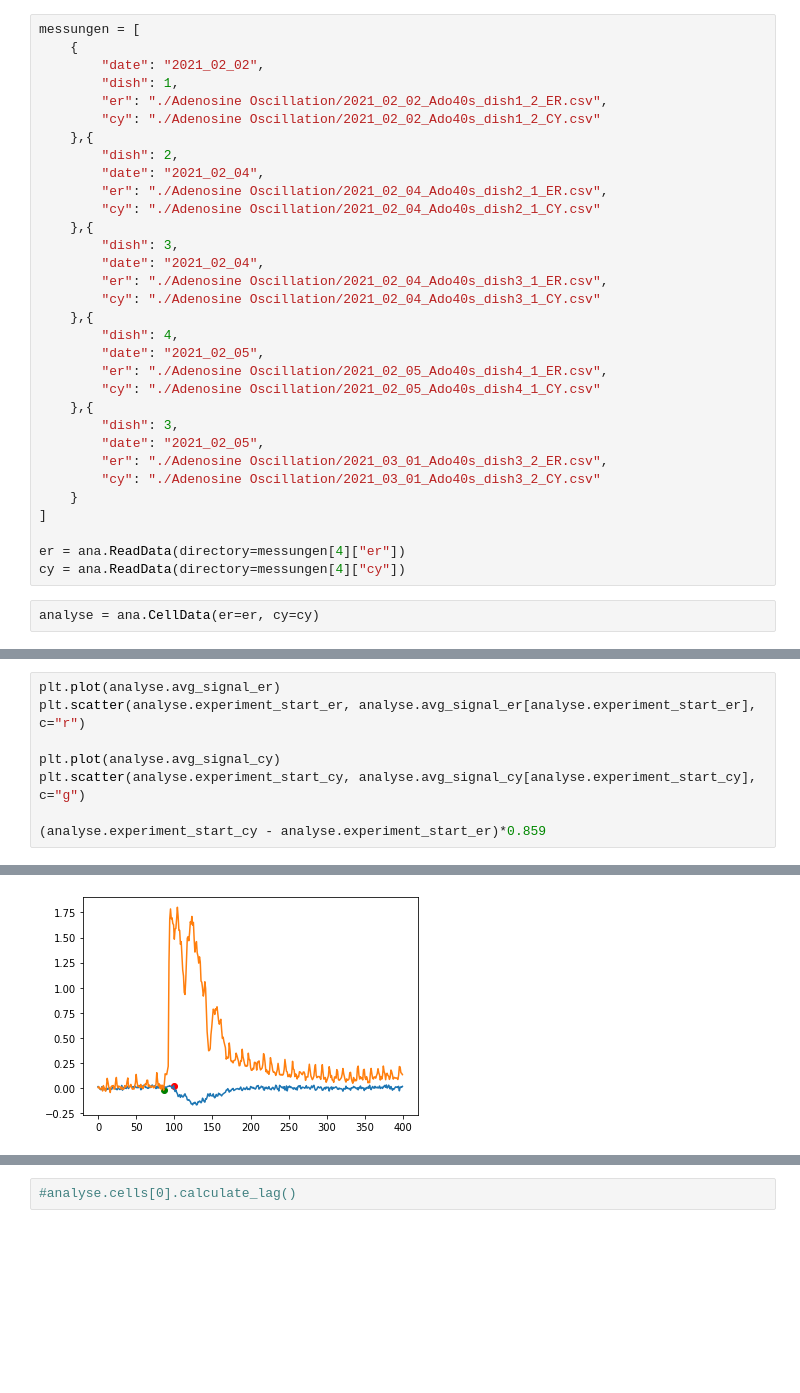
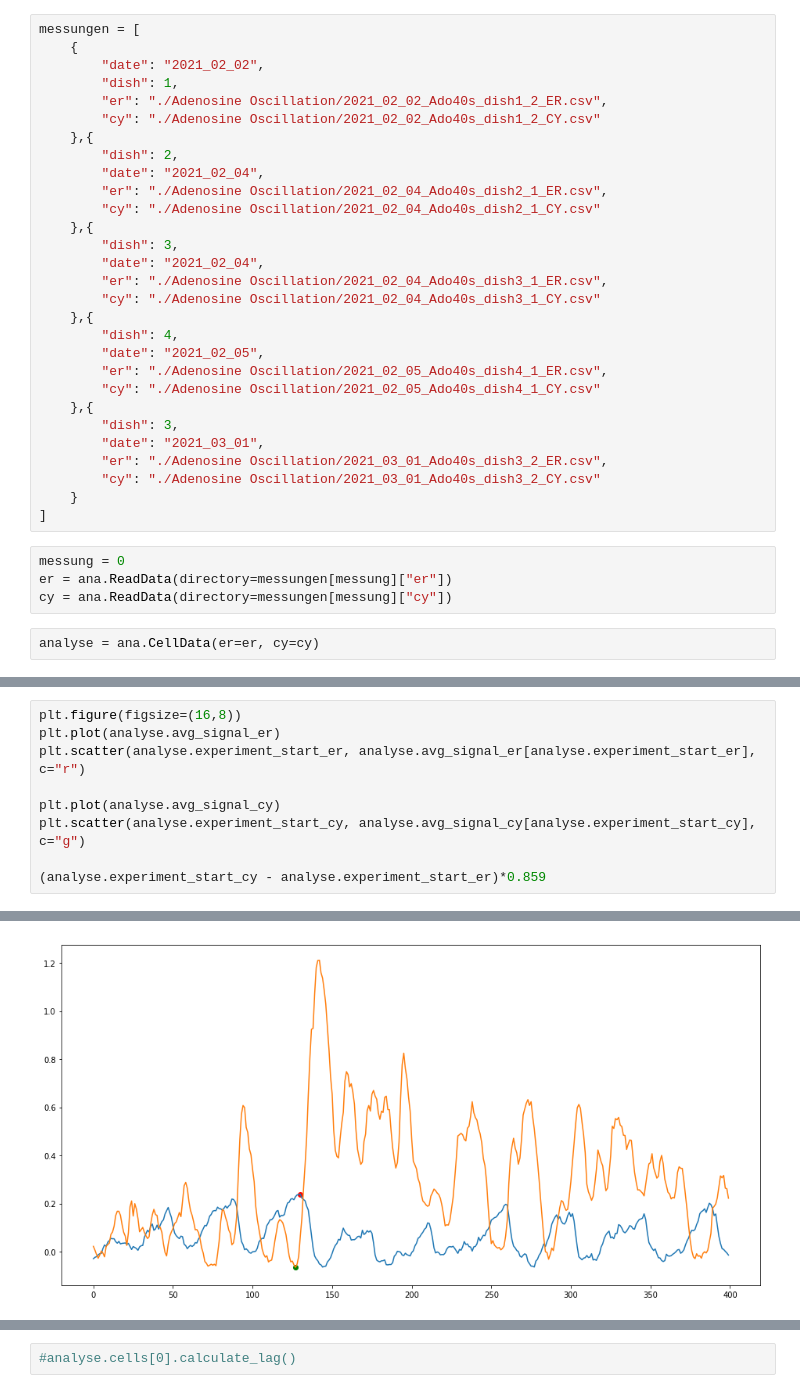
Before and after one commit to AmSchulte/GliaOscillation, a Jupyter notebook: Adenosine Oscillation Analysis_philstyle.ipynb, the cells around one changed output, grey strips where cells are left out. Cells and saved outputs as stored; diff of their text form; blank space fills up the shorter version.

```diff
--- a/Adenosine Oscillation Analysis_philstyle.ipynb
+++ b/Adenosine Oscillation Analysis_philstyle.ipynb
@@ -31,14 +31,15 @@ messungen = [
         "cy": "./Adenosine Oscillation/2021_02_05_Ado40s_dish4_1_CY.csv"
     },{
         "dish": 3,
-        "date": "2021_02_05",
+        "date": "2021_03_01",
         "er": "./Adenosine Oscillation/2021_03_01_Ado40s_dish3_2_ER.csv",
         "cy": "./Adenosine Oscillation/2021_03_01_Ado40s_dish3_2_CY.csv"
     }
 ]
-
-er = ana.ReadData(directory=messungen[4]["er"])
-cy = ana.ReadData(directory=messungen[4]["cy"])
+# %%
+messung = 0
+er = ana.ReadData(directory=messungen[messung]["er"])
+cy = ana.ReadData(directory=messungen[messung]["cy"])
 # %%
 analyse = ana.CellData(er=er, cy=cy)
 # %%
@@ -52,4 +59,5 @@ plt.plot(analyse.cells[cell_number].cy.signal)
 # %%
+plt.figure(figsize=(16,8))
 plt.plot(analyse.avg_signal_er)
 plt.scatter(analyse.experiment_start_er, analyse.avg_signal_er[analyse.experiment_start_er], c="r")
 
@@ -62 +70 @@ plt.scatter(analyse.experiment_start_cy, analyse.avg_signal_cy[analyse.experimen
-[figure, old version]
+[figure, new version]
```
Also changed, not shown: parts of 13 cells of this notebook, 11 other files.
